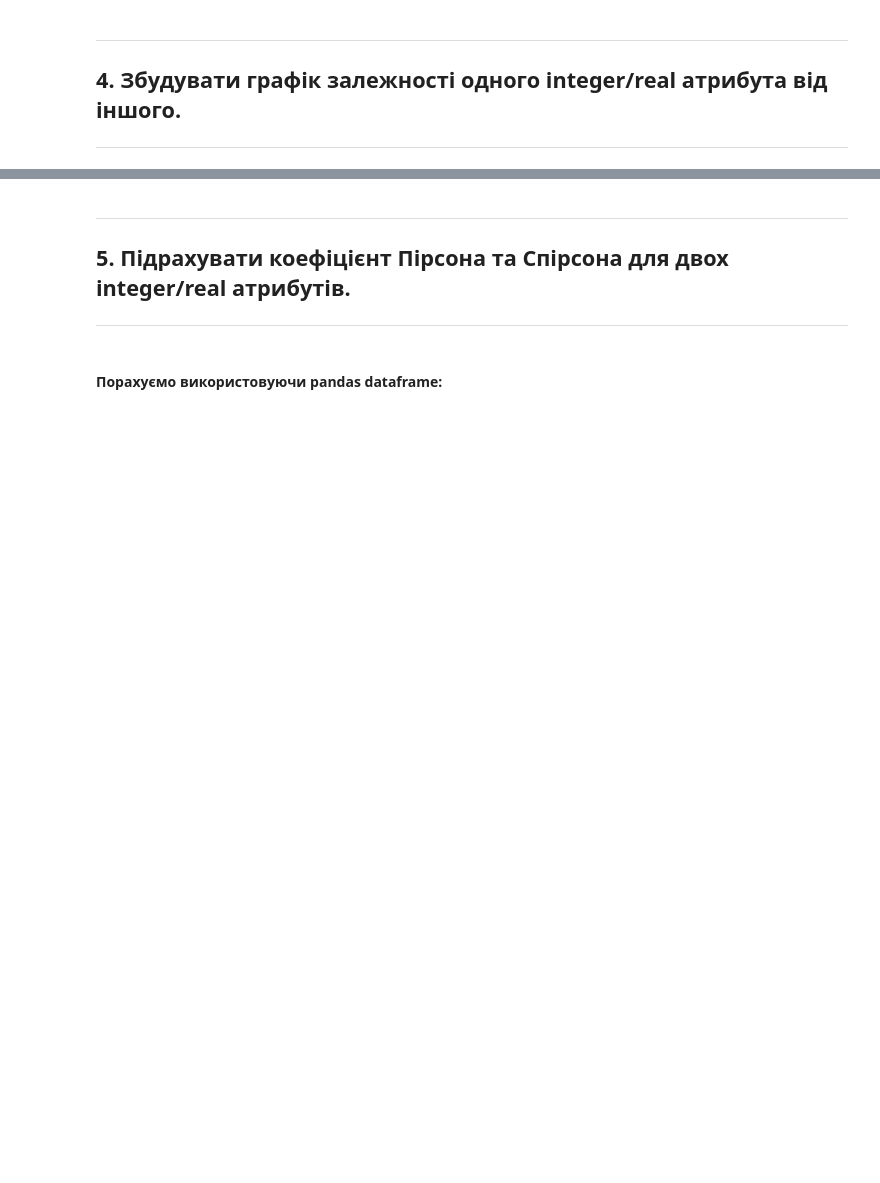
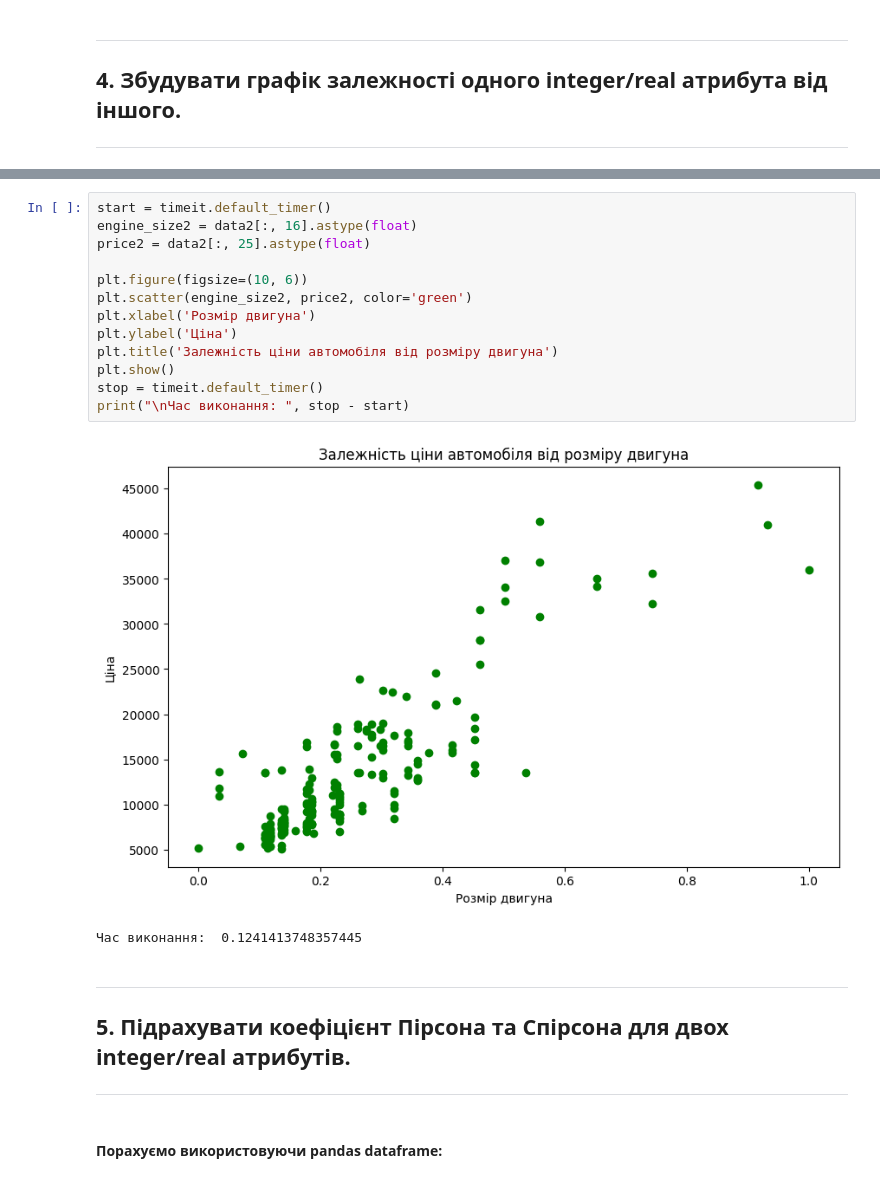
Before and after one commit to voronaizsela/labs, a Jupyter notebook: lab4/lab4.ipynb, the cells around one changed output, grey strips where cells are left out. Cells and saved outputs as stored; diff of their text form; blank space fills up the shorter version.

```diff
--- a/lab4/lab4.ipynb
+++ b/lab4/lab4.ipynb
@@ -703,3 +725,19 @@ plt.show()
+# %%
+start = timeit.default_timer()
+engine_size2 = data2[:, 16].astype(float)
+price2 = data2[:, 25].astype(float)
+
+plt.figure(figsize=(10, 6))
+plt.scatter(engine_size2, price2, color='green')
+plt.xlabel('Розмір двигуна')
+plt.ylabel('Ціна')
+plt.title('Залежність ціни автомобіля від розміру двигуна')
+plt.show()
+stop = timeit.default_timer()
+print("\nЧас виконання: ", stop - start)
+# %% [output]
+[figure, added]
+Час виконання:  0.1241413748357445
 # %% [markdown]
 ---
 ## 5. Підрахувати коефіцієнт Пірсона та Спірсона для двох integer/real атрибутів.
```
Also changed, not shown: parts of 51 cells of this notebook.
